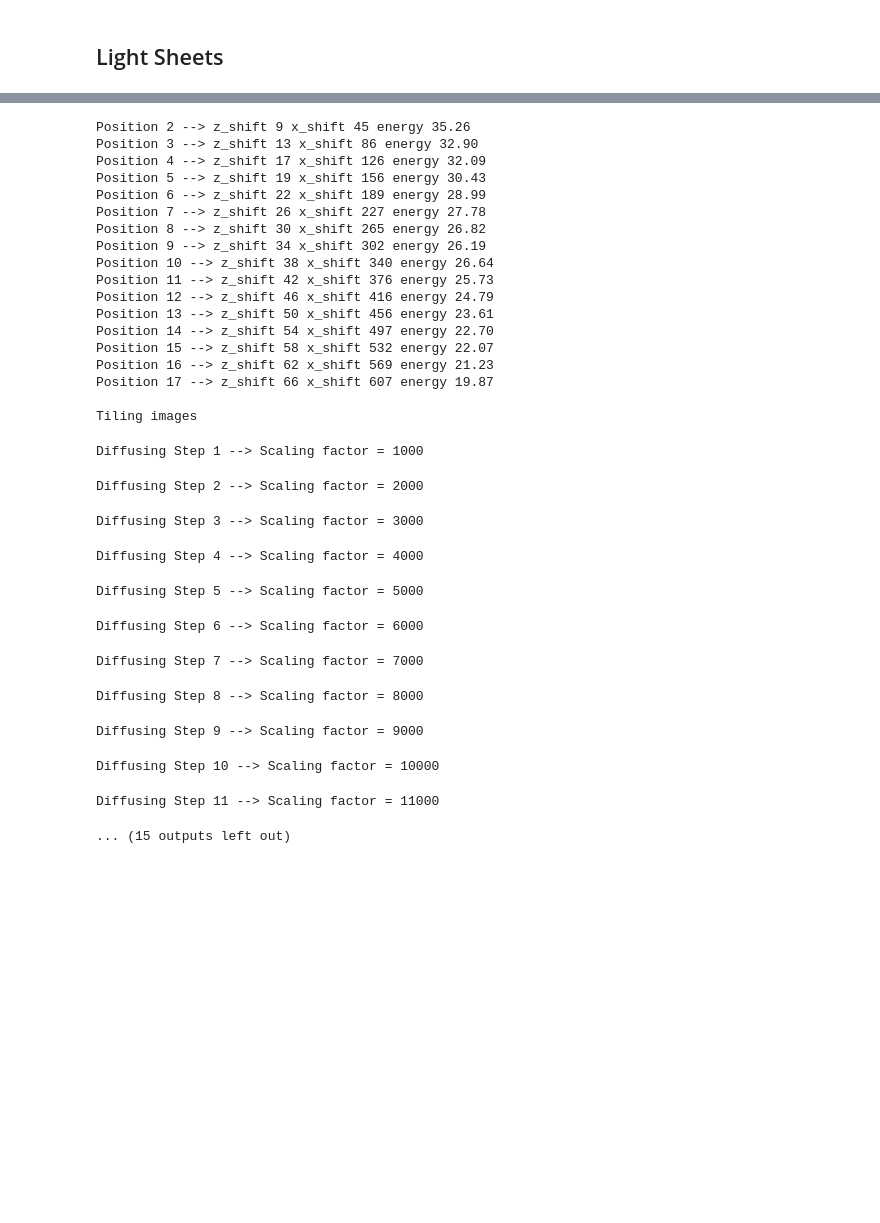
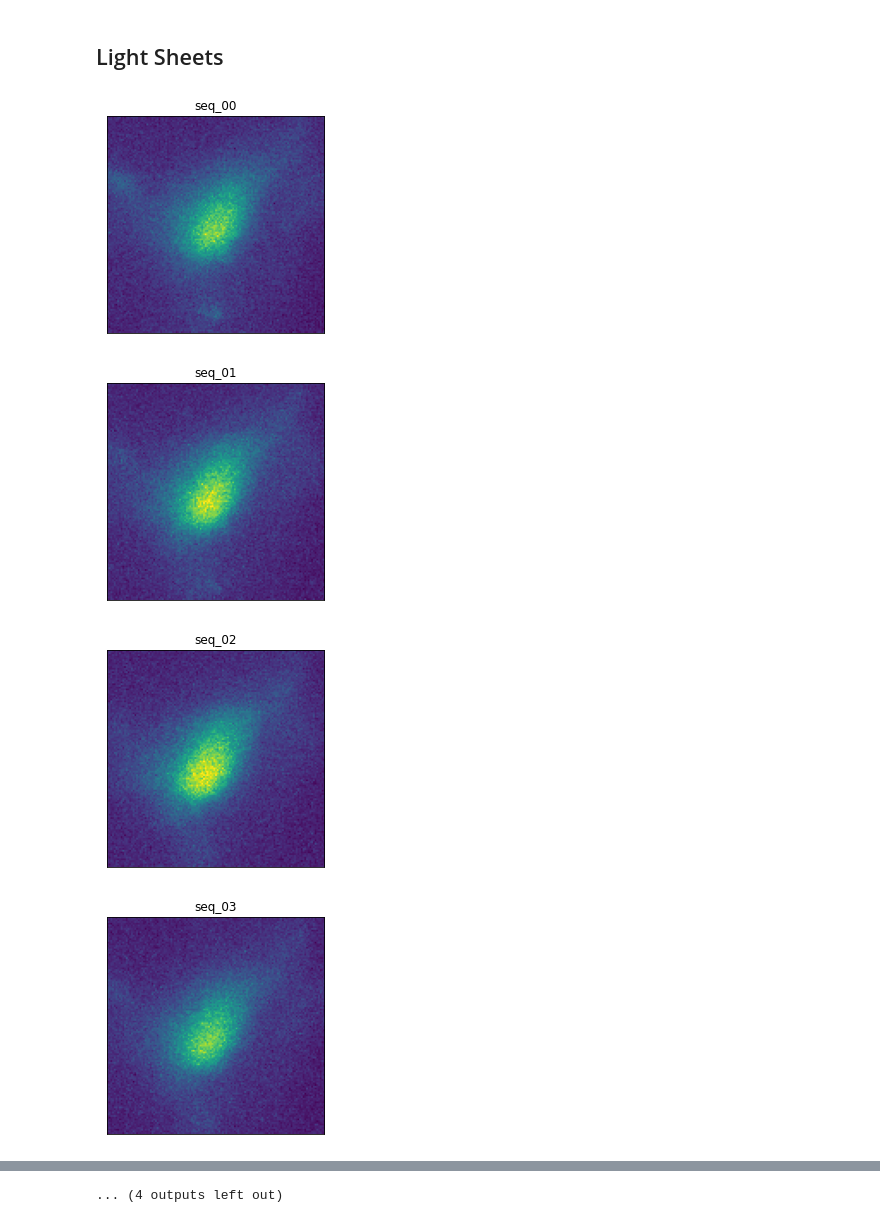
Before and after one commit to marcoaversa/conditionalDDPM, a Jupyter notebook: show_dataset.ipynb, the cells around one changed output, grey strips where cells are left out. Drawn from its saved outputs; the diff is of its cells as text; code cells hidden in the pictures; blank space fills up the shorter version.

Commit message:
Fixed image_size dataset + Fixed Condition dim + DDPMSeq

```diff
--- a/show_dataset.ipynb
+++ b/show_dataset.ipynb
@@ -365,47 +365,51 @@ import torch
 from utils.dataset import import_dataset
 from torchvision.transforms import GaussianBlur
 
-# name = 'light_sheets_full'
-# name = 'light_sheets_ae'
-# name = 'light_sheets_seq'
-name = 'light_sheets_DPSeqDiffuse'
-save_seq = False
-seq_random = True
-seq_full = True
+name = 'ls_seqfull'
+save_seq = True
+mode = name.split('_')[-1]
 
-train_loader, valid_loader, image_size, channels, dim_mults = import_dataset(data_name=name,
-                                                                             batch_size=32,
-                                                                             image_size = 256,
-                                                                             seq_random = True,
-                                                                             seq_full = True,
-                                                                             force_download = False)
+# train_loader, valid_loader = import_dataset(data_name=name,
+#                                             batch_size=32,
+#                                             image_size = 128,
+#                                             force_download = False)
 
 x,y = next(iter(valid_loader))
 
-N = 3
+N = 13
 
-if name.endswith('seq') or name.endswith('dpseq'):
+if name.endswith('seqfull') or name.endswith('seqrandom') or name.endswith('seqfirstlast'):
     if save_seq:
         for i in range(y.shape[2]):
             step = y[N,0,i].clone()
             show_image(step, vmin=0, vmax= y[N,0,0].max(), colorbar=False, title=f'seq_{i:02d}')
             plt.xticks([])
             plt.yticks([])
             data_path = './results/sequence'
             if not os.path.exists(data_path):
                 os.makedirs(data_path)
             plt.savefig(os.path.join(data_path,f'seq_{i:02d}.png'))
 
     else:
 
-        if seq_full:
+        if mode == 'seqfull':
             step = -1
             x,y = x[N,0,0],y[N,0,step]
+#             x,y,y1,y2 = x[N,0,0],0.5*y[N,0,step]+0.5*y[N,0,step+1],y[N,0,step],y[N,0,step+1]
+#             kernel_size = 7
+#             sigma = 7.0
+#             denoise = lambda x: GaussianBlur((kernel_size,kernel_size),sigma=(sigma,sigma))(x[None,None])[0,0]
+#             x_denoised,y = denoise(x), denoise(y)
         else:
             step = None
             x,y = x[N,0],y[N,0]
 
         step_name = 'Random' if not step else str(step)
         show_image(x, title='Step 00')
+#         show_image(x_denoised, title='Step 00 Denoised')
         show_image(y, title=f'Step {step_name}')
 # %% [output]
+[figure, added]
+[figure, added]
+[figure, added]
+[figure, added]
@@ -412,33 +424,4 @@ if name.endswith('seq') or name.endswith('dpseq'):
-Position 2 --> z_shift 9 x_shift 45 energy 35.26
-Position 3 --> z_shift 13 x_shift 86 energy 32.90
-Position 4 --> z_shift 17 x_shift 126 energy 32.09
-Position 5 --> z_shift 19 x_shift 156 energy 30.43
-Position 6 --> z_shift 22 x_shift 189 energy 28.99
-Position 7 --> z_shift 26 x_shift 227 energy 27.78
-Position 8 --> z_shift 30 x_shift 265 energy 26.82
-Position 9 --> z_shift 34 x_shift 302 energy 26.19
-Position 10 --> z_shift 38 x_shift 340 energy 26.64
-Position 11 --> z_shift 42 x_shift 376 energy 25.73
-Position 12 --> z_shift 46 x_shift 416 energy 24.79
-Position 13 --> z_shift 50 x_shift 456 energy 23.61
-Position 14 --> z_shift 54 x_shift 497 energy 22.70
-Position 15 --> z_shift 58 x_shift 532 energy 22.07
-Position 16 --> z_shift 62 x_shift 569 energy 21.23
-Position 17 --> z_shift 66 x_shift 607 energy 19.87
-
-Tiling images
+... (4 outputs left out)
-Diffusing Step 1 --> Scaling factor = 1000
-Diffusing Step 2 --> Scaling factor = 2000
-Diffusing Step 3 --> Scaling factor = 3000
-Diffusing Step 4 --> Scaling factor = 4000
-Diffusing Step 5 --> Scaling factor = 5000
-Diffusing Step 6 --> Scaling factor = 6000
-Diffusing Step 7 --> Scaling factor = 7000
-Diffusing Step 8 --> Scaling factor = 8000
-Diffusing Step 9 --> Scaling factor = 9000
-Diffusing Step 10 --> Scaling factor = 10000
-Diffusing Step 11 --> Scaling factor = 11000
-... (15 outputs left out)
 # %%
 """Check Histo"""
 
```
Also changed, not shown: parts of 2 cells of this notebook, 4 other files.
